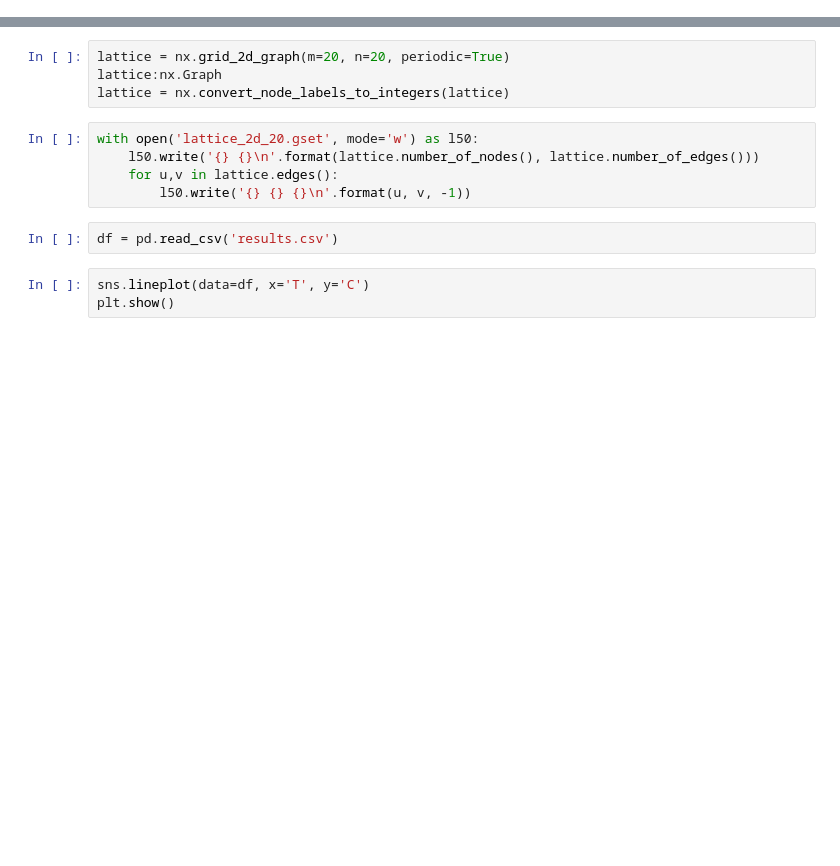
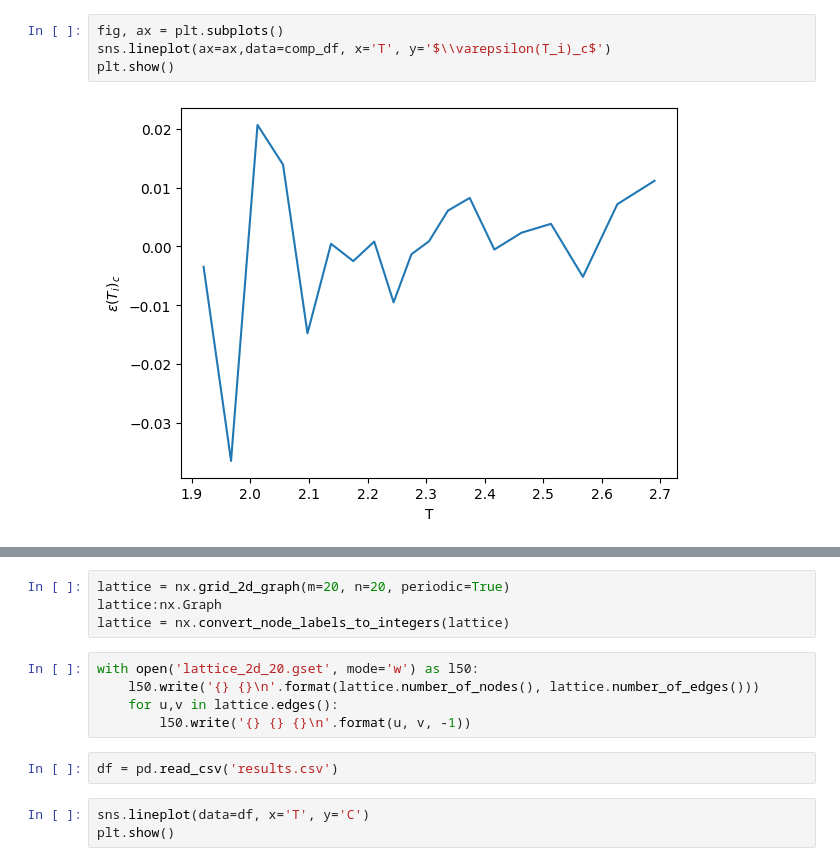
Before and after one commit to mxburns2022/PT-ICM, a Jupyter notebook: scratch.ipynb, the cells around one changed output, grey strips where cells are left out. Drawn from its saved outputs; the diff is of its cells as text; blank space fills up the shorter version.

```diff
--- a/scratch.ipynb
+++ b/scratch.ipynb
@@ -5,0 +51,6 @@ import matplotlib.pyplot as plt
+# %%
+fig, ax = plt.subplots()
+sns.lineplot(ax=ax,data=comp_df, x='T', y='$\\varepsilon(T_i)_c$')
+plt.show()
+# %% [output]
+[figure, added]
```
Also changed, not shown: parts of 5 cells of this notebook, 13 other files.
